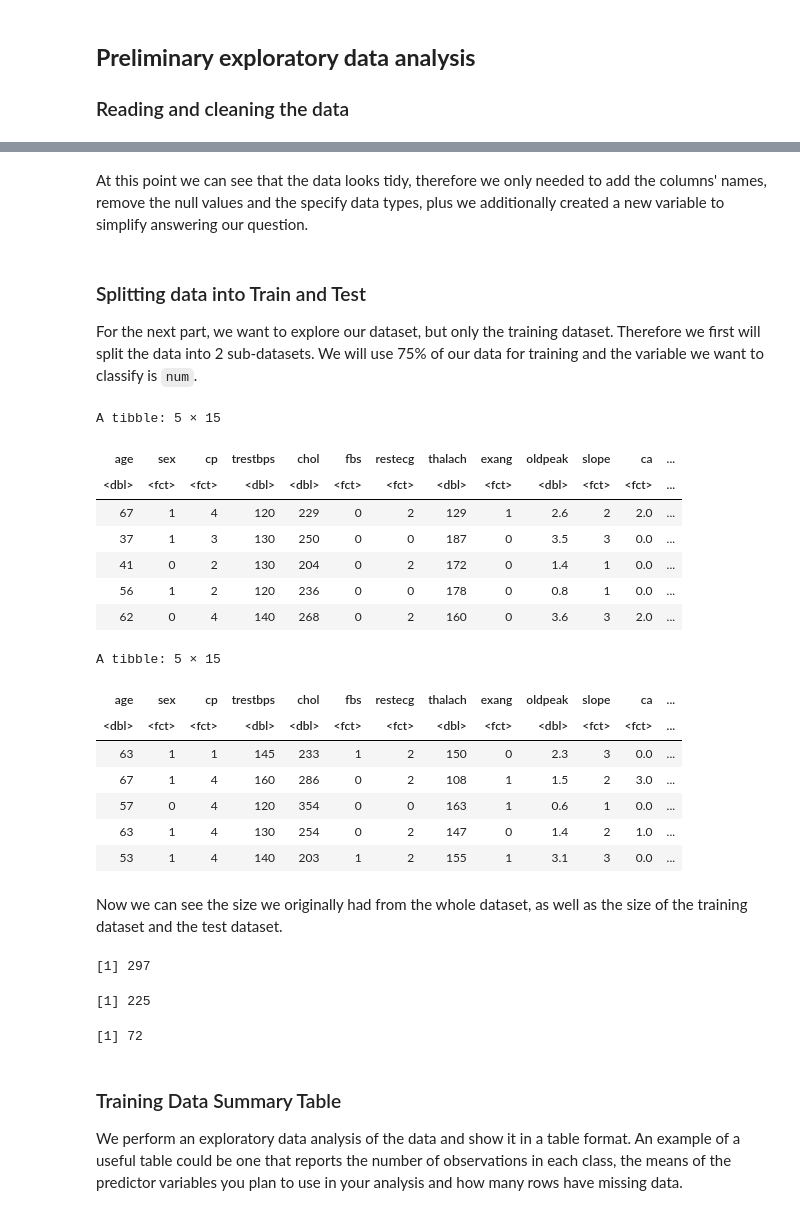
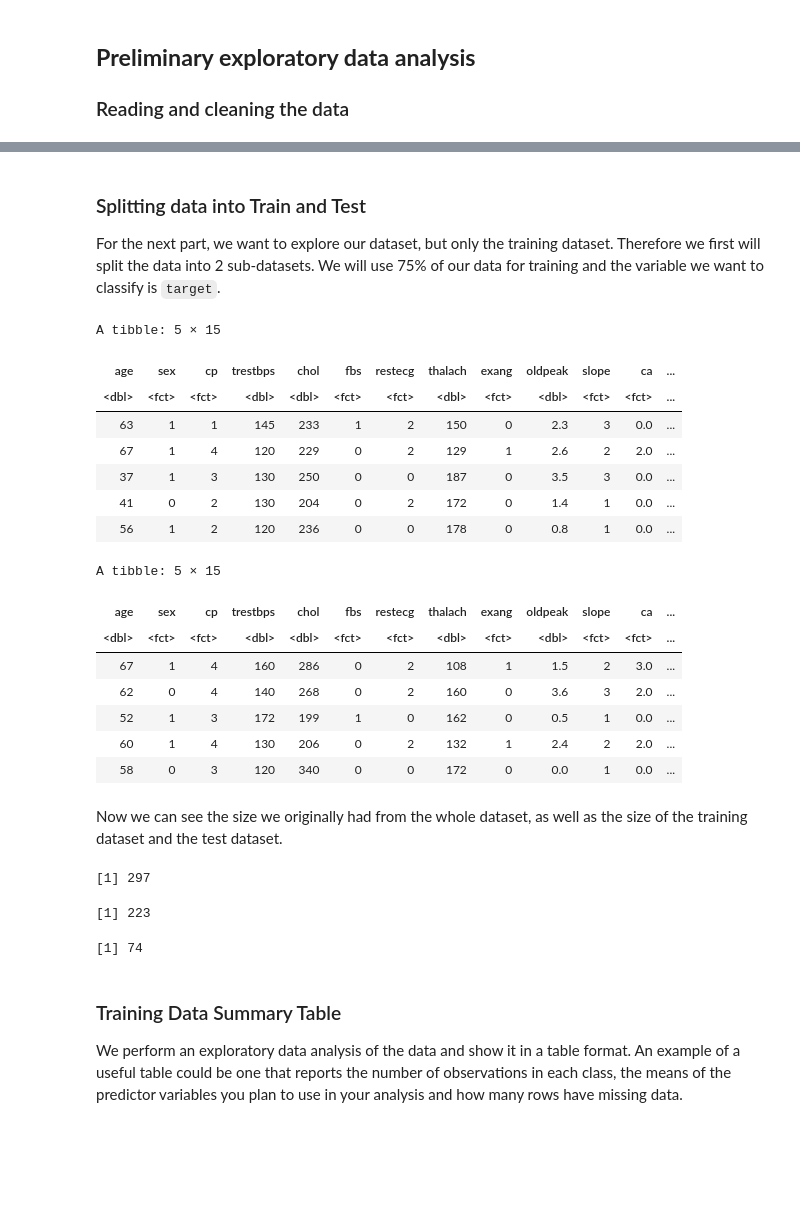
Before and after one commit to karrious/dsci-group-project-8, a Jupyter notebook: project_proposal.ipynb, the cells around one changed output, grey strips where cells are left out. Drawn from its saved outputs; the diff is of its cells as text; code cells hidden in the pictures; blank space fills up the shorter version.

```diff
--- a/project_proposal.ipynb
+++ b/project_proposal.ipynb
@@ -119,36 +112,34 @@ A tibble: 10 × 15
 | 57 | 0 | 4 | 120 | 354 | 0 | 0 | 163 | 1 | 0.6 | 1 | 0.0 | ... |
 | 63 | 1 | 4 | 130 | 254 | 0 | 2 | 147 | 0 | 1.4 | 2 | 1.0 | ... |
 | 53 | 1 | 4 | 140 | 203 | 1 | 2 | 155 | 1 | 3.1 | 3 | 0.0 | ... |
-# %% [markdown]
-At this point we can see that the data looks tidy, therefore we only needed to add the columns' names, remove the null values and the specify data types, plus we additionally created a new variable to simplify answering our question.
 # %% [markdown]
 ### Splitting data into Train and Test
 
-For the next part, we want to explore our dataset, but only the training dataset. Therefore we first will split the data into 2 sub-datasets. We will use 75% of our data for training and the variable we want to classify is `num`.
+For the next part, we want to explore our dataset, but only the training dataset. Therefore we first will split the data into 2 sub-datasets. We will use 75% of our data for training and the variable we want to classify is `target`.
 # %%
-data_split <- initial_split(data, prop = 0.75, strata = num)
+data_split <- initial_split(data, prop = 0.75, strata = target)
 data_train <- training(data_split)
 data_test <- testing(data_split)
 
 head(data_train, 5)
 head(data_test, 5)
 # %% [output]
 A tibble: 5 × 15
 | age | sex | cp | trestbps | chol | fbs | restecg | thalach | exang | oldpeak | slope | ca | ... |
 | <dbl> | <fct> | <fct> | <dbl> | <dbl> | <fct> | <fct> | <dbl> | <fct> | <dbl> | <fct> | <fct> | ... |
+| 63 | 1 | 1 | 145 | 233 | 1 | 2 | 150 | 0 | 2.3 | 3 | 0.0 | ... |
 | 67 | 1 | 4 | 120 | 229 | 0 | 2 | 129 | 1 | 2.6 | 2 | 2.0 | ... |
 | 37 | 1 | 3 | 130 | 250 | 0 | 0 | 187 | 0 | 3.5 | 3 | 0.0 | ... |
 | 41 | 0 | 2 | 130 | 204 | 0 | 2 | 172 | 0 | 1.4 | 1 | 0.0 | ... |
 | 56 | 1 | 2 | 120 | 236 | 0 | 0 | 178 | 0 | 0.8 | 1 | 0.0 | ... |
-| 62 | 0 | 4 | 140 | 268 | 0 | 2 | 160 | 0 | 3.6 | 3 | 2.0 | ... |
 A tibble: 5 × 15
 | age | sex | cp | trestbps | chol | fbs | restecg | thalach | exang | oldpeak | slope | ca | ... |
 | <dbl> | <fct> | <fct> | <dbl> | <dbl> | <fct> | <fct> | <dbl> | <fct> | <dbl> | <fct> | <fct> | ... |
-| 63 | 1 | 1 | 145 | 233 | 1 | 2 | 150 | 0 | 2.3 | 3 | 0.0 | ... |
 | 67 | 1 | 4 | 160 | 286 | 0 | 2 | 108 | 1 | 1.5 | 2 | 3.0 | ... |
-| 57 | 0 | 4 | 120 | 354 | 0 | 0 | 163 | 1 | 0.6 | 1 | 0.0 | ... |
-| 63 | 1 | 4 | 130 | 254 | 0 | 2 | 147 | 0 | 1.4 | 2 | 1.0 | ... |
-| 53 | 1 | 4 | 140 | 203 | 1 | 2 | 155 | 1 | 3.1 | 3 | 0.0 | ... |
+| 62 | 0 | 4 | 140 | 268 | 0 | 2 | 160 | 0 | 3.6 | 3 | 2.0 | ... |
+| 52 | 1 | 3 | 172 | 199 | 1 | 0 | 162 | 0 | 0.5 | 1 | 0.0 | ... |
+| 60 | 1 | 4 | 130 | 206 | 0 | 2 | 132 | 1 | 2.4 | 2 | 2.0 | ... |
+| 58 | 0 | 3 | 120 | 340 | 0 | 0 | 172 | 0 | 0.0 | 1 | 0.0 | ... |
 # %% [markdown]
 Now we can see the size we originally had from the whole dataset, as well as the size of the training dataset and the test dataset.
 # %%
@@ -157,8 +148,8 @@ nrow(data_train)
 nrow(data_test)
 # %% [output]
 [1] 297
-[1] 225
+[1] 223
-[1] 72
+[1] 74
 # %% [markdown]
 ### Training Data Summary Table
 We perform an exploratory data analysis of the data and show it in a table format. An example of a useful table could be one that reports the number of observations in each class, the means of the predictor variables you plan to use in your analysis and how many rows have missing data.
```
Also changed, not shown: parts of 8 cells of this notebook.
